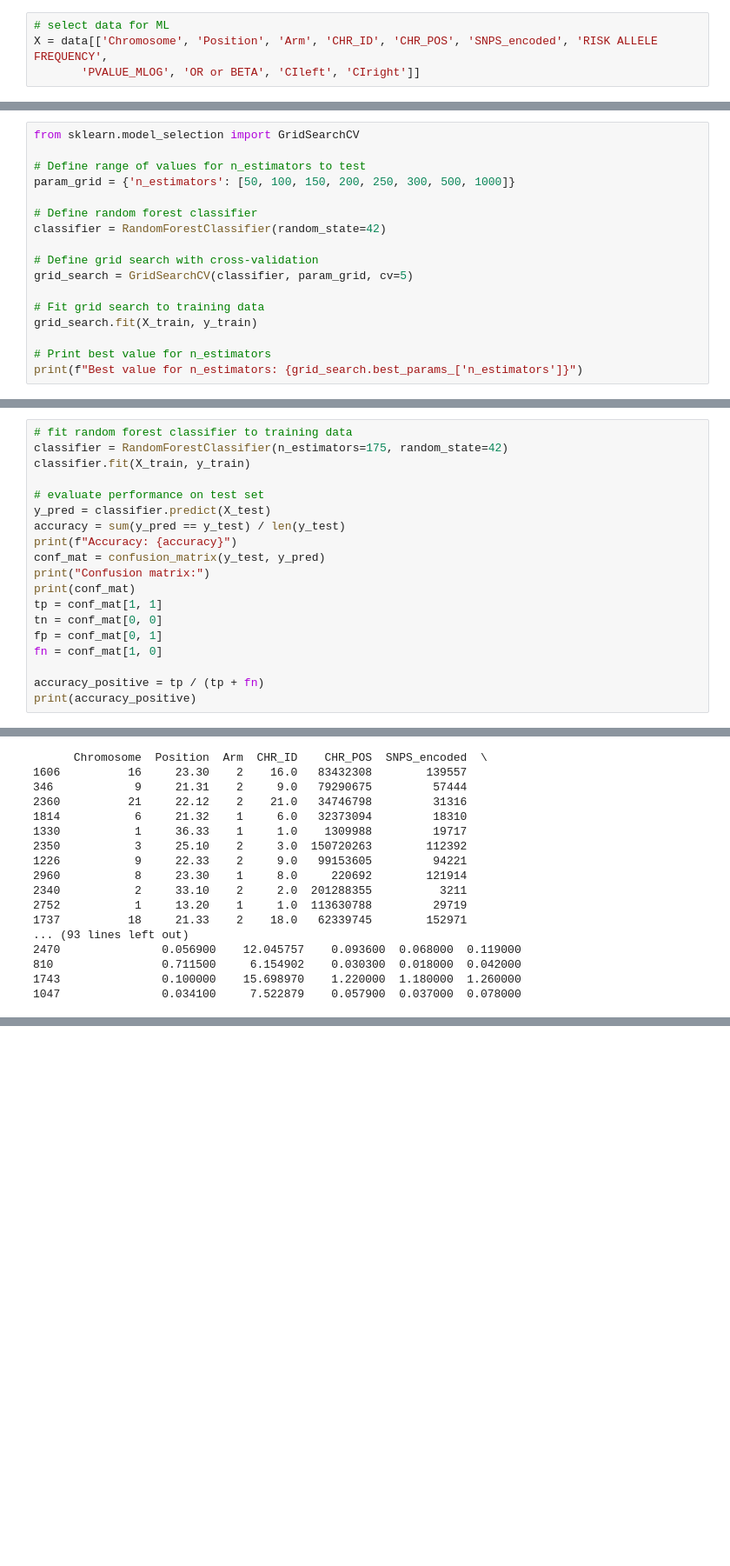
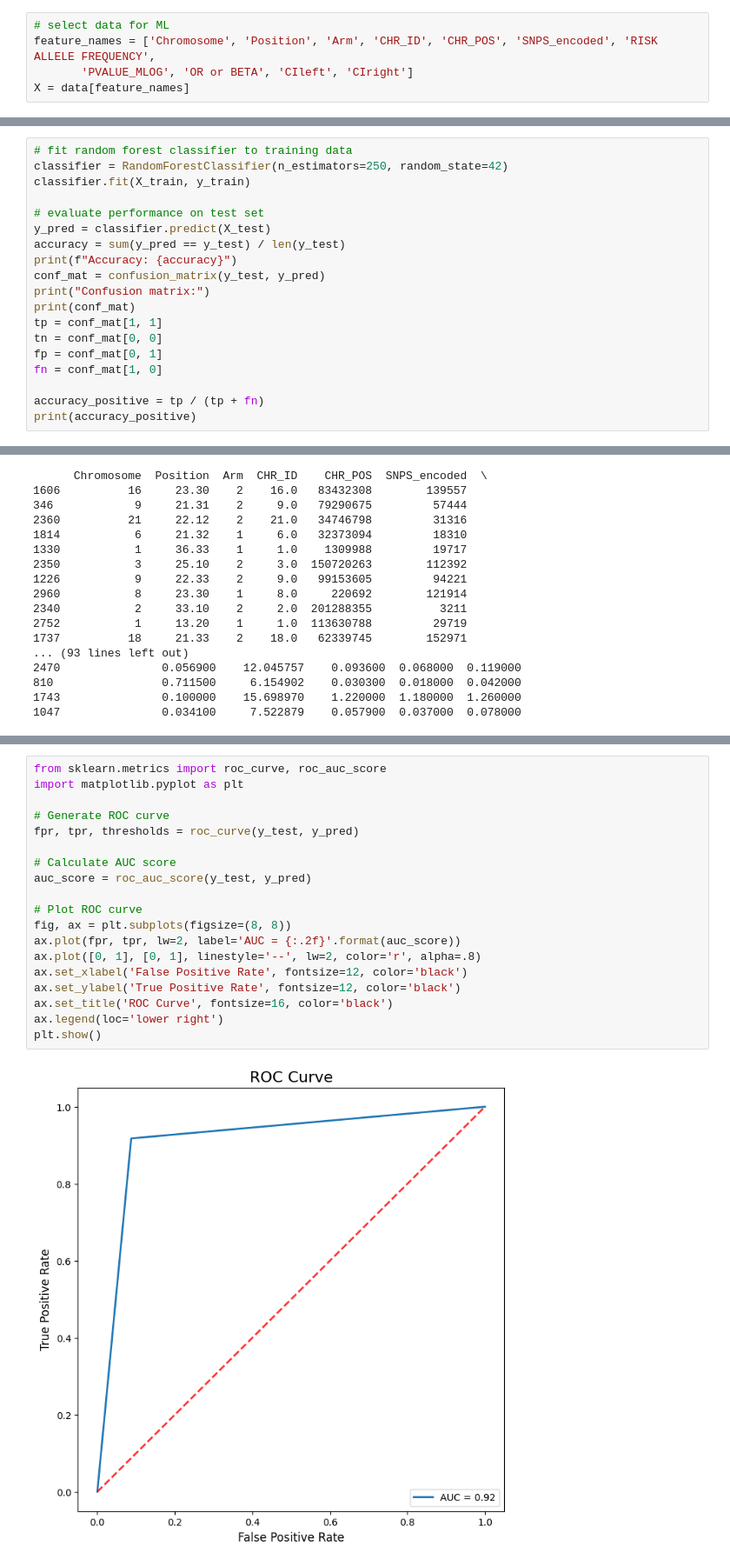
Before and after one commit to MohiRZV/IM, a Jupyter notebook: GWAS.ipynb, the cells around one changed output, grey strips where cells are left out. Shown at 87% size. Cells and saved outputs as stored; diff of their text form; blank space fills up the shorter version.

Commit message:
downsampled the data, trained the classifiers and displayed some result plots

```diff
--- a/GWAS.ipynb
+++ b/GWAS.ipynb
@@ -232,8 +232,9 @@ Name: DISEASE/TRAIT, dtype: int64
 4   0.0520        108704
 # %%
 # select data for ML
-X = data[['Chromosome', 'Position', 'Arm', 'CHR_ID', 'CHR_POS', 'SNPS_encoded', 'RISK ALLELE FREQUENCY',
-       'PVALUE_MLOG', 'OR or BETA', 'CIleft', 'CIright']]
+feature_names = ['Chromosome', 'Position', 'Arm', 'CHR_ID', 'CHR_POS', 'SNPS_encoded', 'RISK ALLELE FREQUENCY',
+       'PVALUE_MLOG', 'OR or BETA', 'CIleft', 'CIright']
+X = data[feature_names]
 # %%
 # split data into training and test sets
 X_train, X_test, y_train, y_test = train_test_split(X, y, test_size=0.2, random_state=42)
@@ -350,17 +350,0 @@ Confusion matrix:
-# %%
-from sklearn.model_selection import GridSearchCV
-
-# Define range of values for n_estimators to test
-param_grid = {'n_estimators': [50, 100, 150, 200, 250, 300, 500, 1000]}
-
-# Define random forest classifier
-classifier = RandomForestClassifier(random_state=42)
-
-# Define grid search with cross-validation
-grid_search = GridSearchCV(classifier, param_grid, cv=5)
-
-# Fit grid search to training data
-grid_search.fit(X_train, y_train)
-
-# Print best value for n_estimators
-print(f"Best value for n_estimators: {grid_search.best_params_['n_estimators']}")
@@ -369,6 +368,6 @@ Best value for n_estimators: 250
 # %%
 # fit random forest classifier to training data
-classifier = RandomForestClassifier(n_estimators=175, random_state=42)
+classifier = RandomForestClassifier(n_estimators=250, random_state=42)
 classifier.fit(X_train, y_train)
 
 # evaluate performance on test set
@@ -419,0 +426,21 @@ print(misclassified_examples)
+# %%
+from sklearn.metrics import roc_curve, roc_auc_score
+import matplotlib.pyplot as plt
+
+# Generate ROC curve
+fpr, tpr, thresholds = roc_curve(y_test, y_pred)
+
+# Calculate AUC score
+auc_score = roc_auc_score(y_test, y_pred)
+
+# Plot ROC curve
+fig, ax = plt.subplots(figsize=(8, 8))
+ax.plot(fpr, tpr, lw=2, label='AUC = {:.2f}'.format(auc_score))
+ax.plot([0, 1], [0, 1], linestyle='--', lw=2, color='r', alpha=.8)
+ax.set_xlabel('False Positive Rate', fontsize=12, color='black')
+ax.set_ylabel('True Positive Rate', fontsize=12, color='black')
+ax.set_title('ROC Curve', fontsize=16, color='black')
+ax.legend(loc='lower right')
+plt.show()
+# %% [output]
+[figure, added]
```
Also changed, not shown: parts of 11 cells of this notebook.
